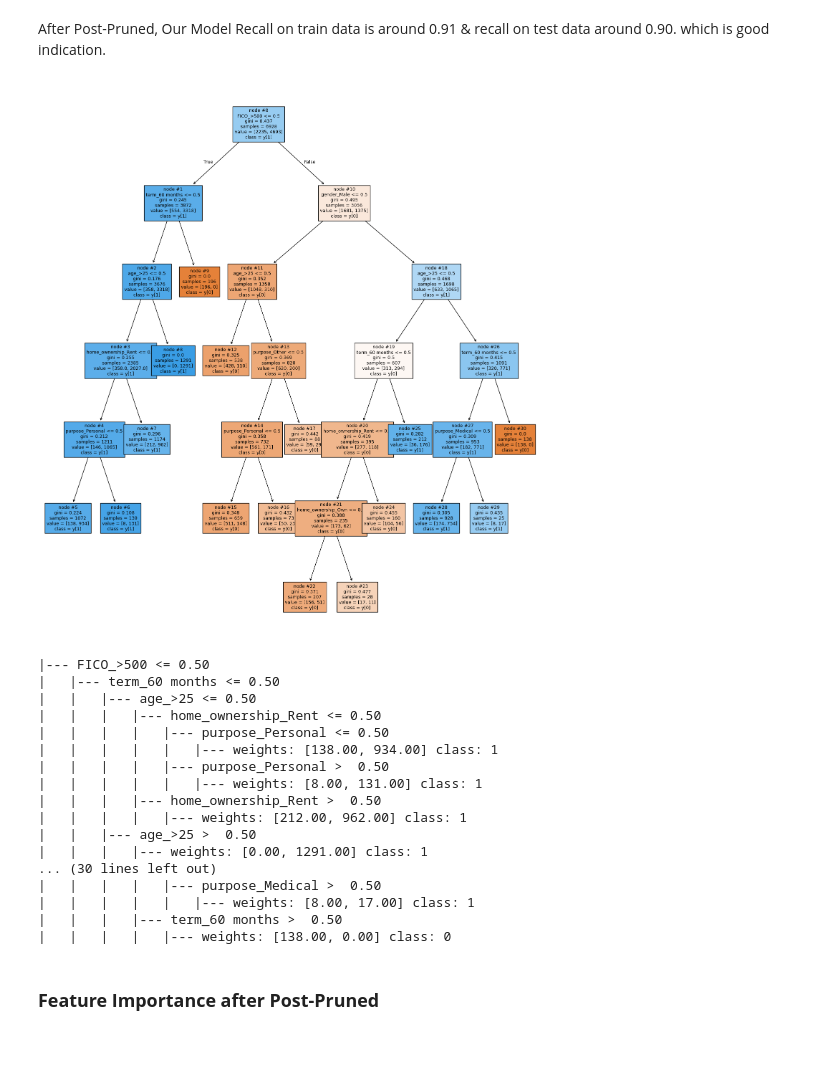
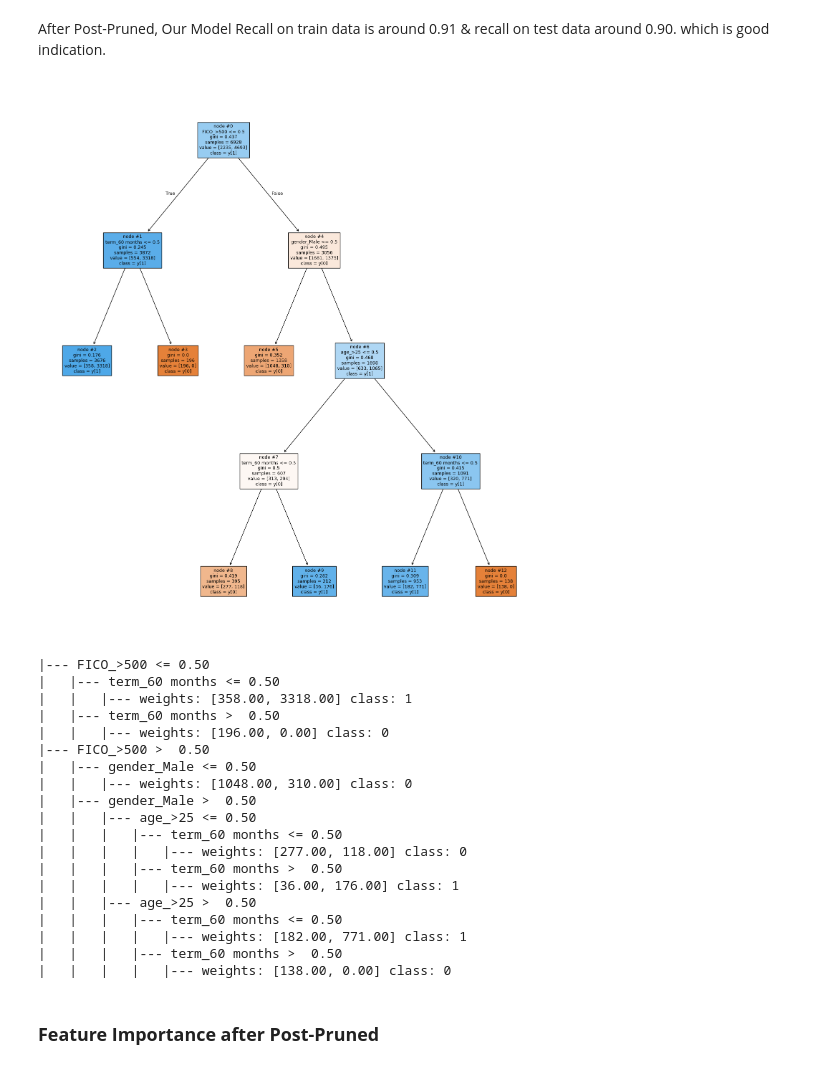
Before and after one commit to uniquegalaxycoder/Project, a Jupyter notebook: Loan_Delinquent_Analysis_Case_Study_(Decision_Tree).ipynb, the cells around one changed output. Cells and saved outputs as stored; diff of their text form; code cells hidden in the pictures.

```diff
--- a/Loan_Delinquent_Analysis_Case_Study_(Decision_Tree).ipynb
+++ b/Loan_Delinquent_Analysis_Case_Study_(Decision_Tree).ipynb
@@ -1434,6 +1434,7 @@ plt.show()
 # %%
 # creating the model where we get the highest train & test recall
 index_best_model = np.argmax(test_accuracy_score)
-best_model = clfs[index_best_model]   # model defining
-print(best_model)
+dtree3 = DecisionTreeClassifier(ccp_alpha =0.007, random_state=1 )   # model defining
+dtree3.fit(X_train, y_train)
+print(dtree3)
 # %% [output]
@@ -1487,38 +1486,40 @@ Our Model Recall on train data is around 0.91 & recall on test data around 0.90.
 # %%
 featurs_name = X.columns.tolist()
 
 plt.figure(figsize=(18, 20))
 
 plot = tree.plot_tree(
-    best_model,
+    dtree3,
     feature_names = featurs_name,
     filled = True,
     node_ids = True,
     fontsize = 9,
     class_names = True
 )
 # %% [output]
-[figure, old version]
+[figure, new version]
 # %%
 feature_name = X.columns.tolist()
-text_tree = tree.export_text(best_model, feature_names= feature_name, show_weights= True)
+text_tree = tree.export_text(dtree3, feature_names= feature_name, show_weights= True)
 print(text_tree)
 # %% [output]
 |--- FICO_>500 <= 0.50
 |   |--- term_60 months <= 0.50
+|   |   |--- weights: [358.00, 3318.00] class: 1
+|   |--- term_60 months >  0.50
+|   |   |--- weights: [196.00, 0.00] class: 0
+|--- FICO_>500 >  0.50
+|   |--- gender_Male <= 0.50
+|   |   |--- weights: [1048.00, 310.00] class: 0
+|   |--- gender_Male >  0.50
 |   |   |--- age_>25 <= 0.50
-|   |   |   |--- home_ownership_Rent <= 0.50
-|   |   |   |   |--- purpose_Personal <= 0.50
-|   |   |   |   |   |--- weights: [138.00, 934.00] class: 1
-|   |   |   |   |--- purpose_Personal >  0.50
-|   |   |   |   |   |--- weights: [8.00, 131.00] class: 1
-|   |   |   |--- home_ownership_Rent >  0.50
-|   |   |   |   |--- weights: [212.00, 962.00] class: 1
+|   |   |   |--- term_60 months <= 0.50
+|   |   |   |   |--- weights: [277.00, 118.00] class: 0
+|   |   |   |--- term_60 months >  0.50
+|   |   |   |   |--- weights: [36.00, 176.00] class: 1
 |   |   |--- age_>25 >  0.50
-|   |   |   |--- weights: [0.00, 1291.00] class: 1
-... (30 lines left out)
-|   |   |   |   |--- purpose_Medical >  0.50
-|   |   |   |   |   |--- weights: [8.00, 17.00] class: 1
+|   |   |   |--- term_60 months <= 0.50
+|   |   |   |   |--- weights: [182.00, 771.00] class: 1
 |   |   |   |--- term_60 months >  0.50
 |   |   |   |   |--- weights: [138.00, 0.00] class: 0
 # %% [markdown]
```
Also changed, not shown: parts of 40 cells of this notebook.
